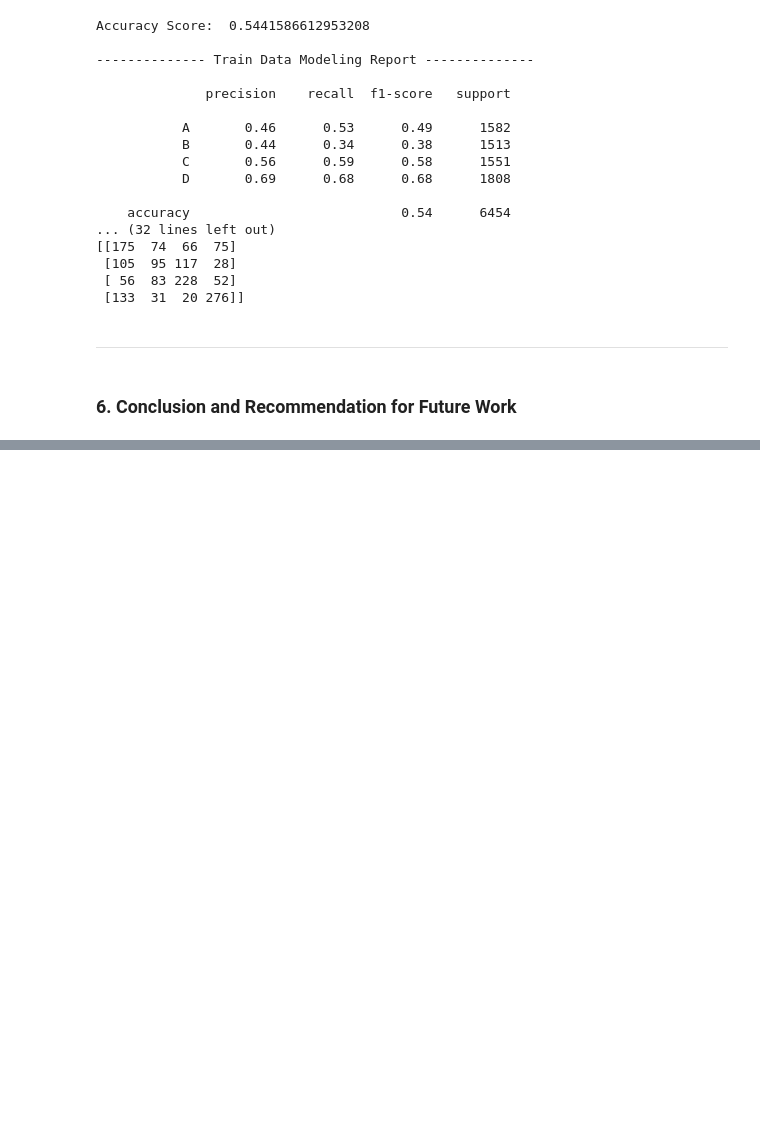
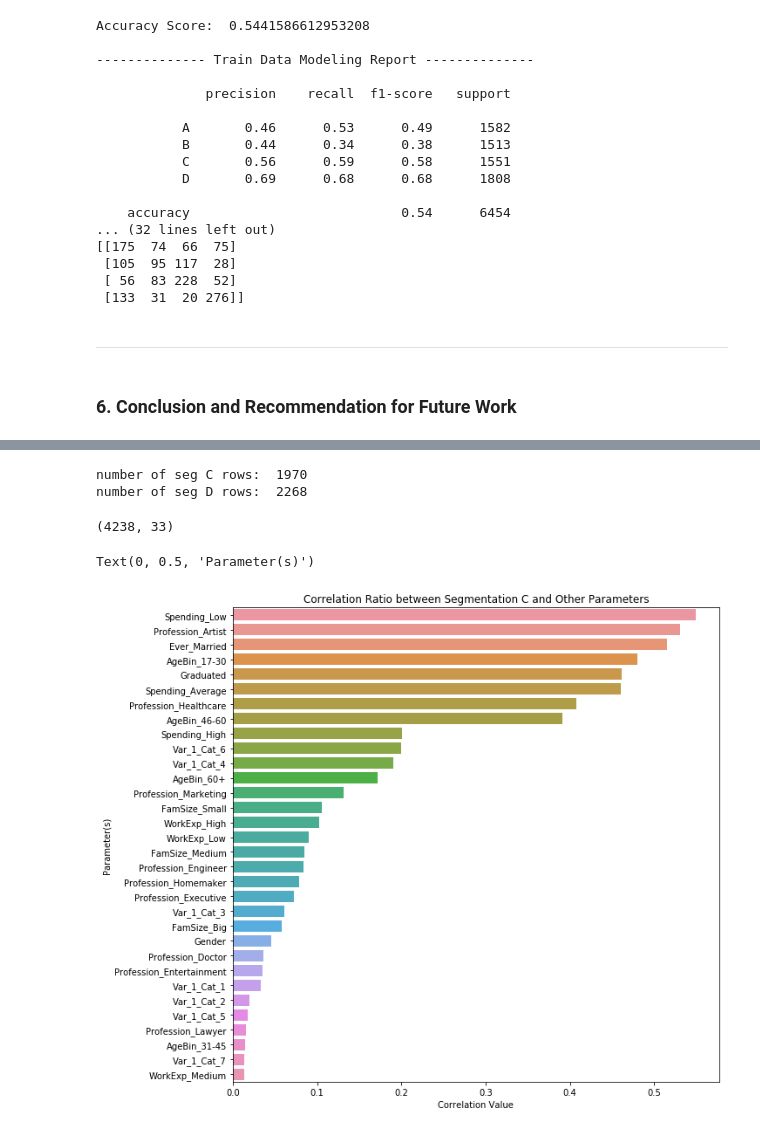
Before and after one commit to harashtaht/CustomerSegmentation, a Jupyter notebook: customerSegmentation/dataAnalysis.ipynb, the cells around one changed output, grey strips where cells are left out. Saved outputs shown, nothing was run; the diff lists cells and outputs as text; code cells hidden in the pictures; blank space fills up the shorter version.

```diff
--- a/customerSegmentation/dataAnalysis.ipynb
+++ b/customerSegmentation/dataAnalysis.ipynb
@@ -1468,0 +1637,56 @@ ___________
+# %%
+# Simulating only Segmentation C and D
+
+dfXXX = X.copy(deep=True)
+dfXXX['Segmentation'] = y
+
+data_C = dfXXX[dfXXX['Segmentation'] == 'C'].copy(deep=True)
+print('number of seg C rows: ', len(data_C))
+
+data_D = dfXXX[dfXXX['Segmentation'] == 'D'].copy(deep=True)
+print('number of seg D rows: ', len(data_D))
+
+C_D = data_C.append(data_D, ignore_index=True)
+
+C_D['Segm_C'] = C_D['Segmentation'].apply(lambda val: 1 if val == 'C' else 0)
+C_D.drop('Segmentation', axis=1, inplace=True)
+
+C_D.shape
+# %% [output]
+number of seg C rows:  1970
+number of seg D rows:  2268
+(4238, 33)
+# %%
+# dfCorr.corr()['Segmentation'].sort_values(ascending=False)
+
+def correlation_ratio(categories, measurements):
+    fcat, _ = pd.factorize(categories)
+    cat_num = np.max(fcat)+1
+    y_avg_array = np.zeros(cat_num)
+    n_array = np.zeros(cat_num)
+    for i in range(0,cat_num):
+        cat_measures = measurements[np.argwhere(fcat == i).flatten()]
+        n_array[i] = len(cat_measures)
+        y_avg_array[i] = np.average(cat_measures)
+    y_total_avg = np.sum(np.multiply(y_avg_array,n_array))/np.sum(n_array)
+    numerator = np.sum(np.multiply(n_array,np.power(np.subtract(y_avg_array,y_total_avg),2)))
+    denominator = np.sum(np.power(np.subtract(measurements,y_total_avg),2))
+    if numerator == 0:
+        eta = 0.0
+    else:
+        eta = np.sqrt(numerator/denominator)
+    return eta
+
+lis = []
+for i in C_D.drop('Segm_C', axis=1).columns:
+    lis.append([i,correlation_ratio(C_D[i], C_D['Segm_C'])])
+lis = pd.DataFrame(lis).sort_values(1, ascending=False)
+
+plt.figure(figsize=(10,10))
+sns.barplot(y=lis[0], x=lis[1])
+plt.title('Correlation Ratio between Segmentation C and Other Parameters')
+plt.xlabel('Correlation Value')
+plt.ylabel('Parameter(s)')
+# %% [output]
+Text(0, 0.5, 'Parameter(s)')
+[figure, added]
```
Also changed, not shown: parts of 16 cells of this notebook.
